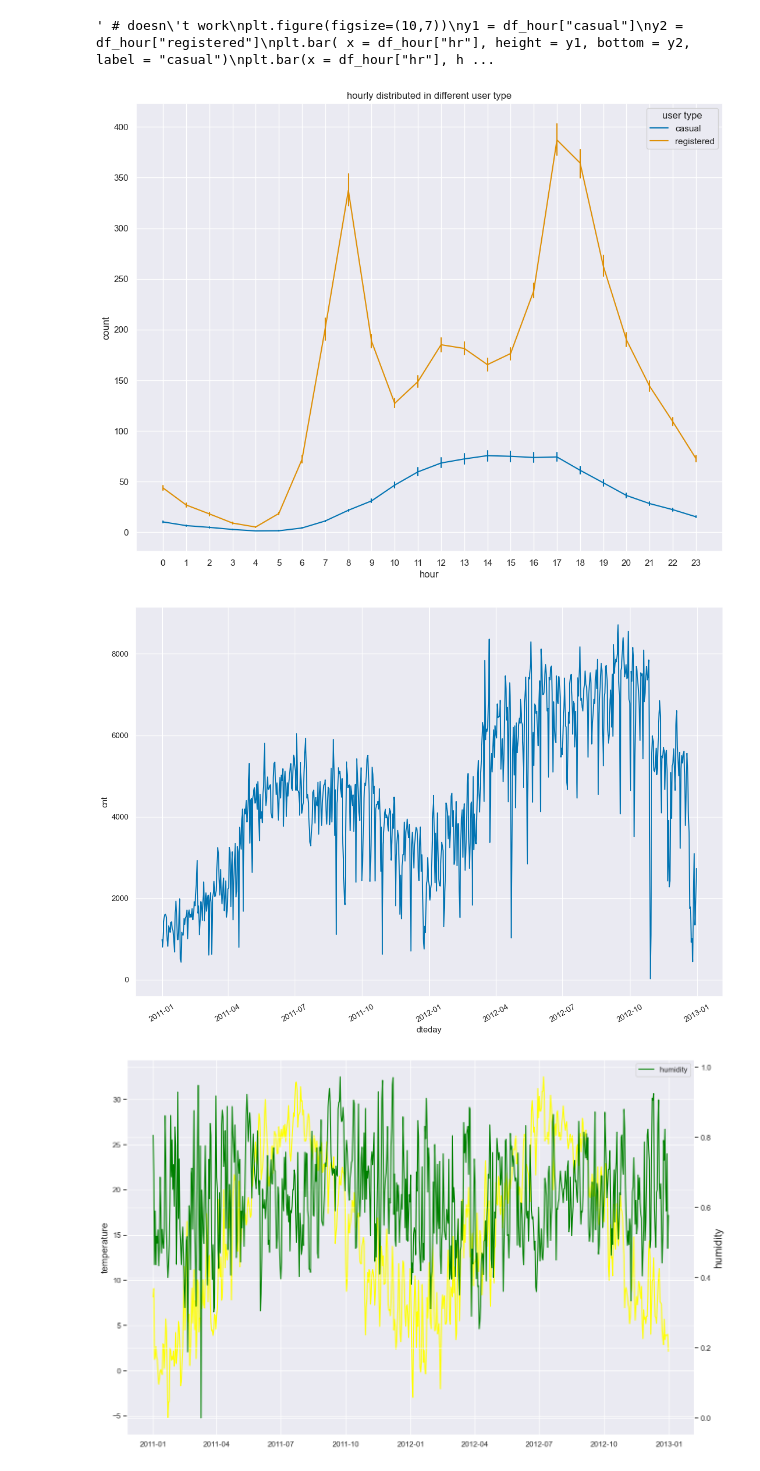
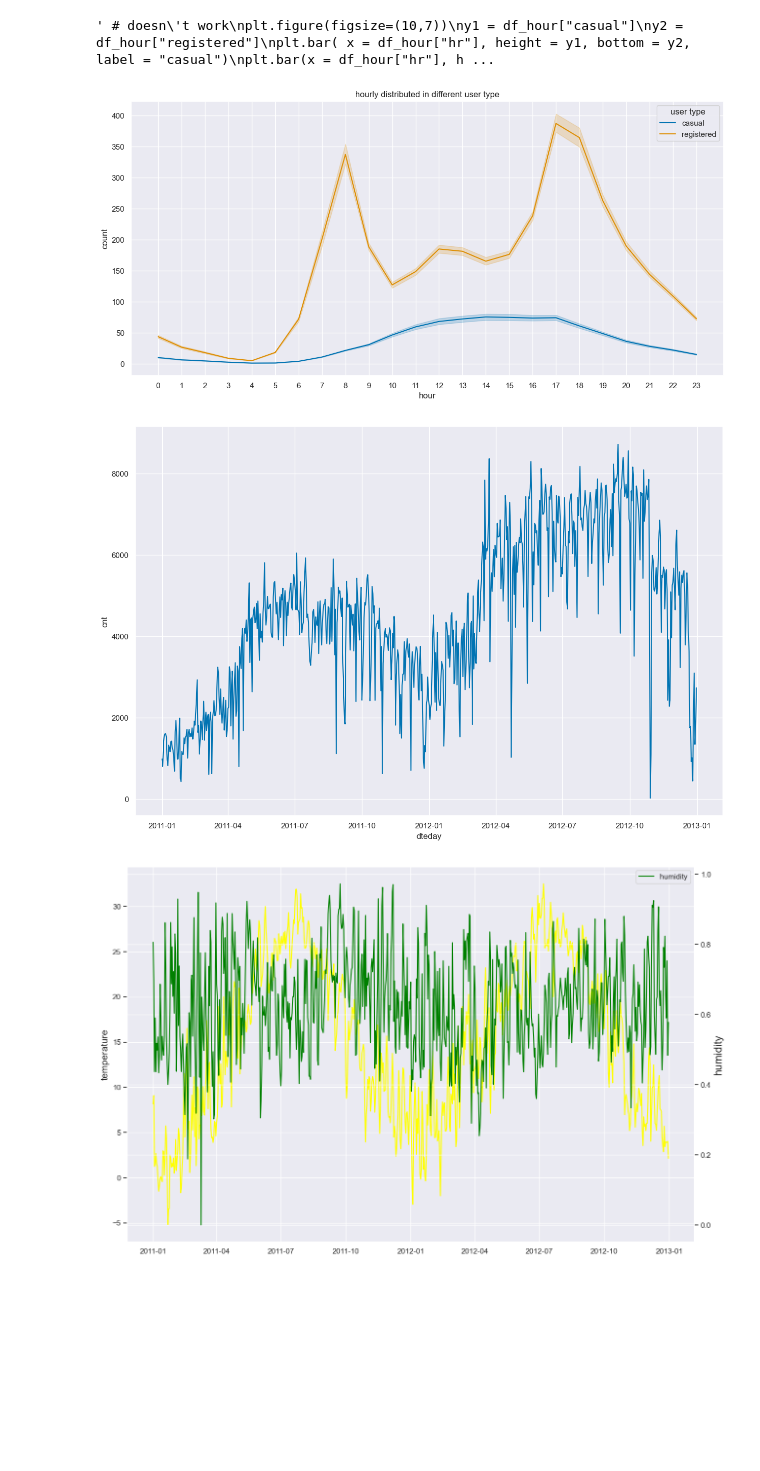
Before and after one commit to satomi26/Project-3-capital-bike-share, a Jupyter notebook: capital_bike.ipynb, the cells around one changed output. Saved outputs shown, nothing was run; the diff lists cells and outputs as text; code cells hidden in the pictures; blank space fills up the shorter version.

```diff
--- a/capital_bike.ipynb
+++ b/capital_bike.ipynb
@@ -715,29 +753,29 @@ plt.show() """
 ' # doesn\'t work\nplt.figure(figsize=(10,7))\ny1 = df_hour["casual"]\ny2 = df_hour["registered"]\nplt.bar( x = df_hour["hr"], height = y1, bottom = y2, label = "casual")\nplt.bar(x = df_hour["hr"], h ...
 # %%
 
-plt.figure(figsize=(13,10))
+plt.figure(figsize=(15,7))
 palette = sns.set_palette("colorblind")
-sns.lineplot(data = df_hour, x = df_hour["hr"], y = df_hour["casual"],  err_style = "bars", palette = palette, label = "casual")
-sns.lineplot(data = df_hour, x = df_hour["hr"], y = df_hour["registered"], err_style = "bars", palette = palette, label = "registered")
+sns.lineplot(data = df_hour, x = df_hour["hr"], y = df_hour["casual"], err_style = "band", palette = palette, label = "casual")
+sns.lineplot(data = df_hour, x = df_hour["hr"], y = df_hour["registered"], err_style = "band", palette = palette, label = "registered")
 plt.xlabel("hour")
 plt.ylabel("count")
 x = np.arange(0,24)
 plt.xticks(x)
 plt.title("hourly distributed in different user type")
 plt.legend(title = "user type")
 plt.show()
 # %% [output]
-[figure, old version]
+[figure, new version]
 # %%
 date = df_day["dteday"]
 count = df_day["cnt"]
 fig, ax = plt.subplots(figsize = (15,10))
-sns.lineplot(x =date, y =count)
+sns.lineplot(x =date, y =count, estimator = sum)
 #ax.set_xlim("2011-01-01", "2011-02-28")
-plt.xticks(rotation=30)
+plt.xticks(rotation=0)
 plt.show()
 # %% [output]
-[figure, old version]
+[figure, new version]
 # %%
 
 fig, ax1 = plt.subplots(figsize = (15,10))
```
Also changed, not shown: parts of 27 cells of this notebook.
